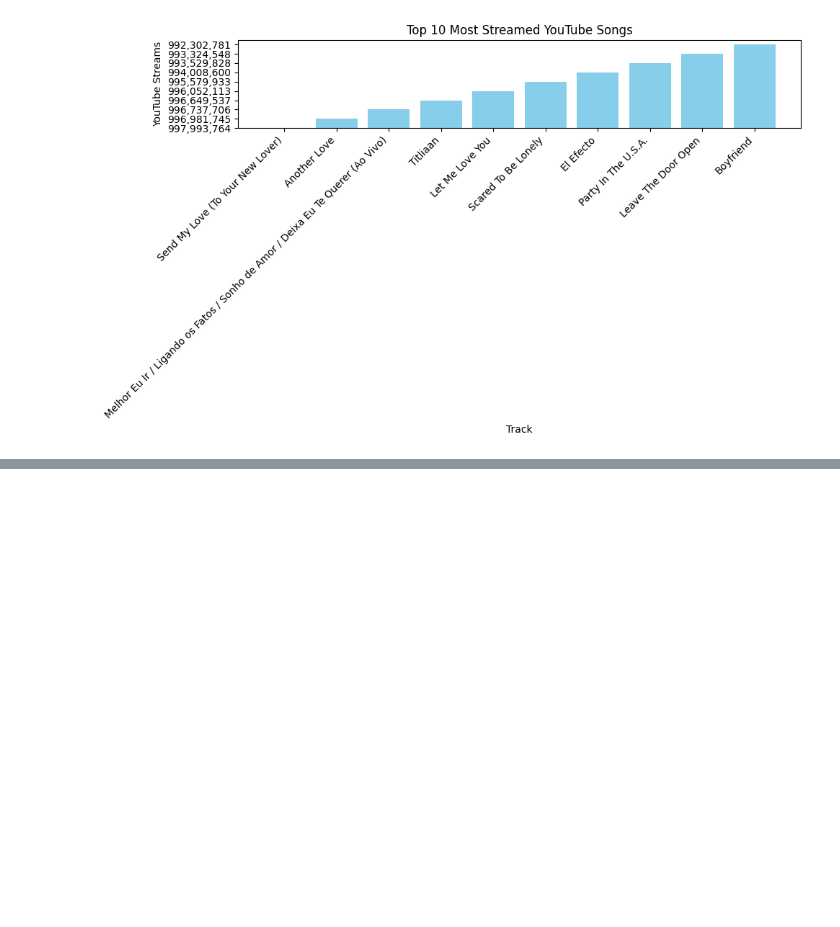
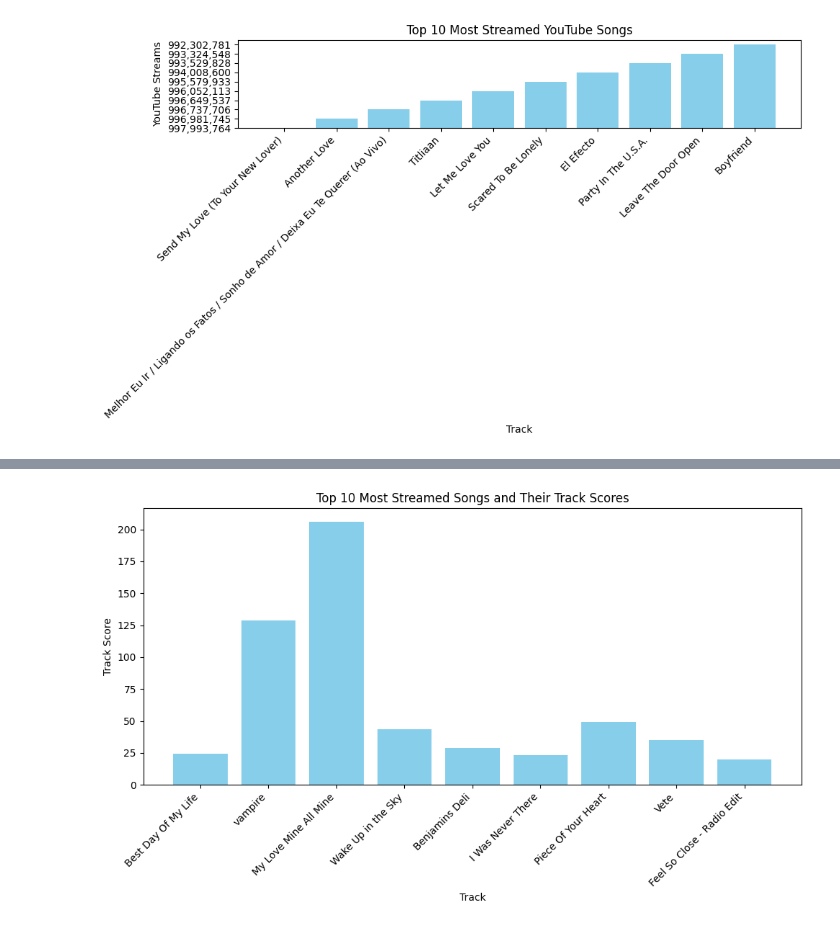
Before and after one commit to itsethe/HtHFinalProject, a Jupyter notebook: final_project.ipynb, the cells around one changed output, grey strips where cells are left out. Saved outputs shown, nothing was run; the diff lists cells and outputs as text; code cells hidden in the pictures; blank space fills up the shorter version.

```diff
--- a/final_project.ipynb
+++ b/final_project.ipynb
@@ -180,0 +242,17 @@ plt.show()
+# %%
+
+top_10 = spotify_data_sorted.head(10)
+
+# Print the top 10 songs and their track scores
+# print(top_10[['Track', 'Track Score']])
+
+plt.figure(figsize=(10, 6))
+plt.bar(top_10['Track'], top_10['Track Score'], color='skyblue')
+plt.xlabel('Track')
+plt.ylabel('Track Score')
+plt.title('Top 10 Most Streamed Songs and Their Track Scores')
+plt.xticks(rotation=45, ha='right')
+plt.tight_layout()
+plt.show()
+# %% [output]
+[figure, added]
```
Also changed, not shown: parts of 6 cells of this notebook, 1 other file.
